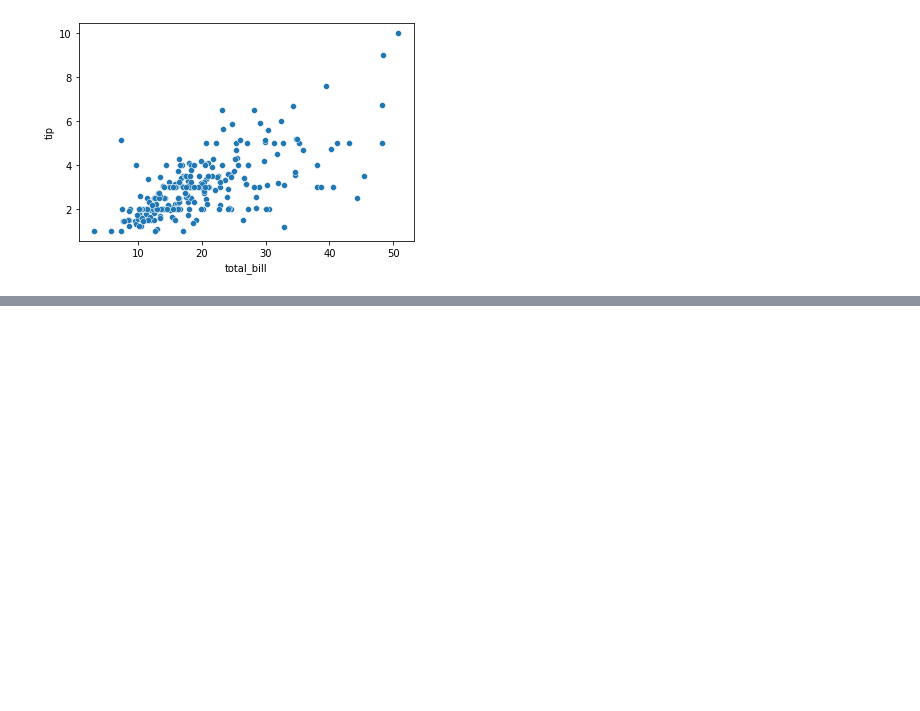
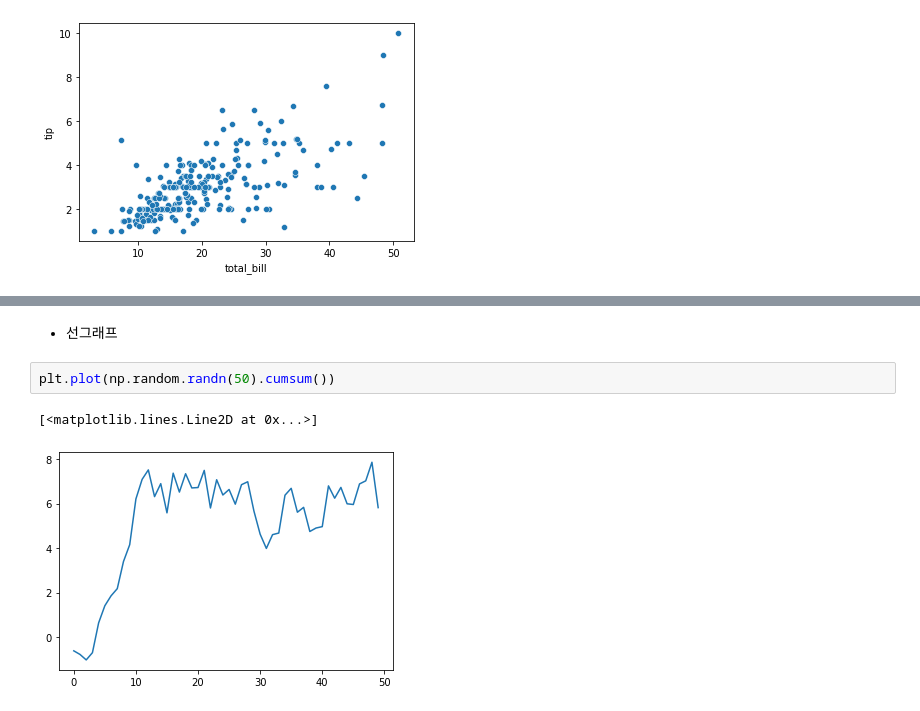
Before and after one commit to Ki8888/first-repository, a Jupyter notebook: F-NODE12.ipynb, the cells around one changed output, grey strips where cells are left out. Drawn from its saved outputs; the diff is of its cells as text; blank space fills up the shorter version.

```diff
--- a/F-NODE12.ipynb
+++ b/F-NODE12.ipynb
@@ -336,0 +342,7 @@ sns.scatterplot(data=df, x='total_bill', y='tip', palette="ch:r=-.2,d=.3_r")
+# %% [markdown]
+* 선그래프
+# %%
+plt.plot(np.random.randn(50).cumsum())
+# %% [output]
+[<matplotlib.lines.Line2D at 0x...>]
+[figure, added]
```
Also changed, not shown: parts of 30 cells of this notebook, 5 other files.
